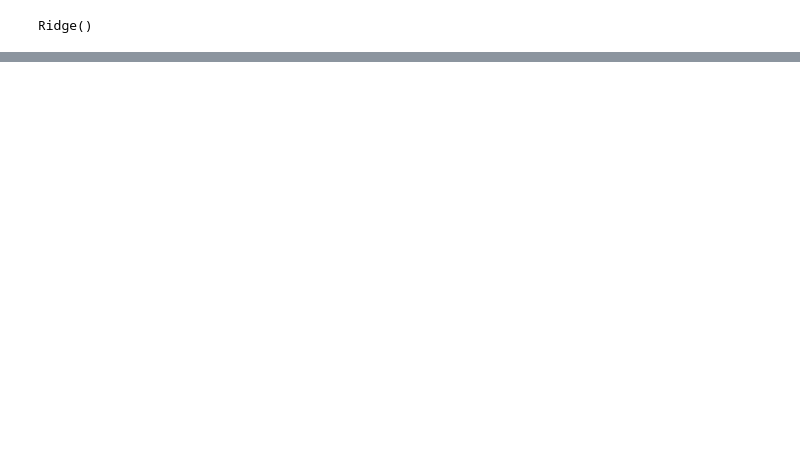
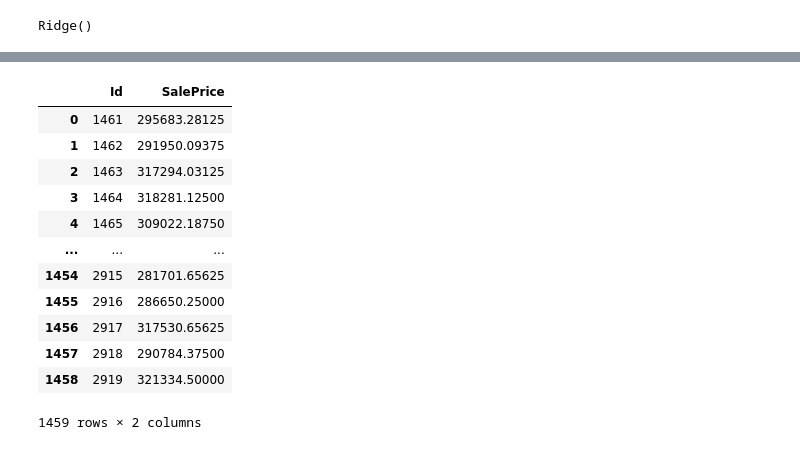
Before and after one commit to arwaalkhathlan/Project-4, a Jupyter notebook: Project_4_1.ipynb, the cells around one changed output, grey strips where cells are left out. Saved outputs shown, nothing was run; the diff lists cells and outputs as text; code cells hidden in the pictures; blank space fills up the shorter version.

```diff
--- a/Project_4_1.ipynb
+++ b/Project_4_1.ipynb
@@ -487,0 +584,23 @@ plt.show()
+# %%
+predicts = xgb_model.predict(df_dum_test)
+# %%
+sample_submission = pd.DataFrame({
+    'Id': ids,
+    'SalePrice': predicts
+})
+
+sample_submission
+# %% [output]
+|  | Id | SalePrice |
+| 0 | 1461 | 295683.28125 |
+| 1 | 1462 | 291950.09375 |
+| 2 | 1463 | 317294.03125 |
+| 3 | 1464 | 318281.12500 |
+| 4 | 1465 | 309022.18750 |
+| ... | ... | ... |
+| 1454 | 2915 | 281701.65625 |
+| 1455 | 2916 | 286650.25000 |
+| 1456 | 2917 | 317530.65625 |
+| 1457 | 2918 | 290784.37500 |
+| 1458 | 2919 | 321334.50000 |
+1459 rows × 2 columns
```
Also changed, not shown: parts of 48 cells of this notebook.
